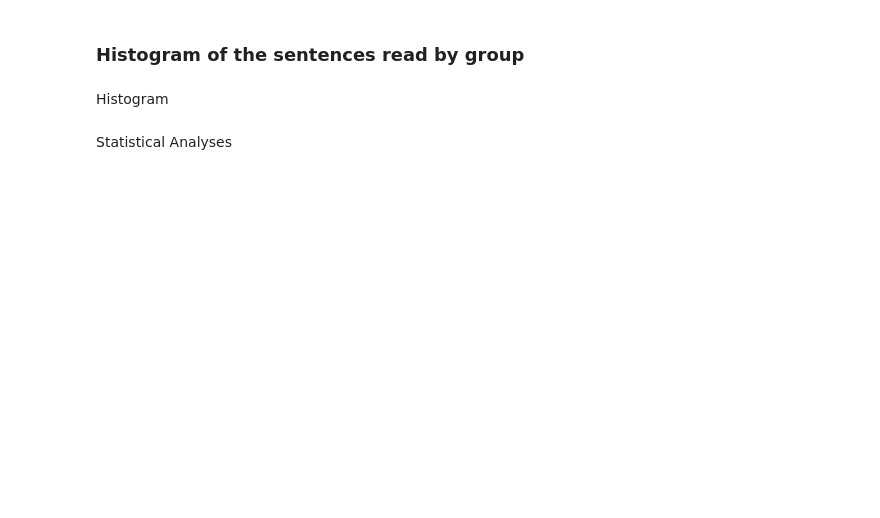
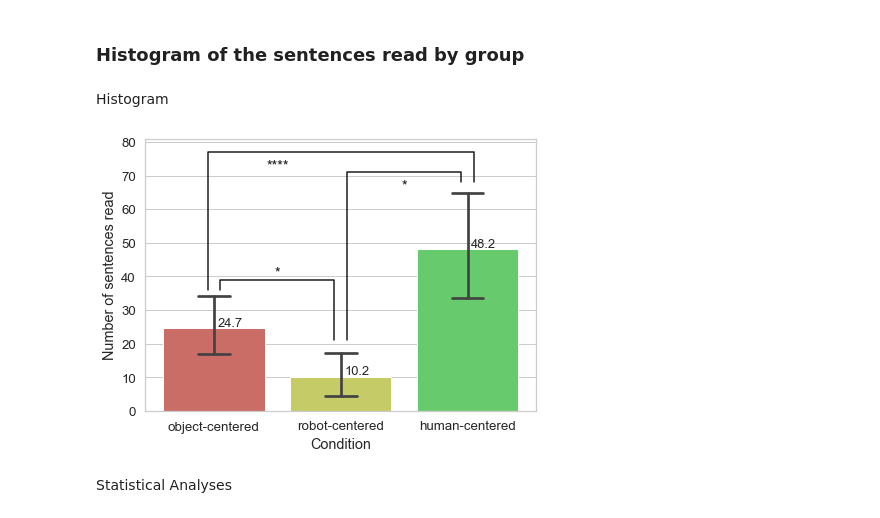
Before and after one commit to Joao-Tiago-Almeida/HRI2023---Conference-Paper, a Jupyter notebook: main.ipynb, the cells around one changed output. Saved outputs shown, nothing was run; the diff lists cells and outputs as text; code cells hidden in the pictures; blank space fills up the shorter version.

```diff
--- a/main.ipynb
+++ b/main.ipynb
@@ -255,3 +367,36 @@ plt.savefig("figures/PT time on sentences read histogram.pdf",bbox_inches='tight
+# %%
+plt.figure(figsize=(7.0, 5.0))
+g = sns.barplot(
+    data=df.fillna(0).replace(["OC","HC","RC"], ["object-centered", "human-centered", "robot-centered"]),
+    x="Condition",
+    y="Number of sentences read",
+    capsize = 0.25
+)
+
+# add significant values
+for p in g.patches:
+    g.annotate(format(p.get_height(), '.1f'),
+                   (p.get_x() + p.get_width() / 2., p.get_height()),
+                   ha = 'center', va = 'center',
+                   size=13,
+                   xytext = (16, 5),
+                   textcoords = 'offset points')
+
+y1, y2, y3 = 36, 21, 68
+h, col = 3, 'k'
+
+plt.plot([-0.05, -0.05, 2.05, 2.05], [y1, y3+3*h, y3+3*h, y3], lw=1.5, c=col)
+plt.text(0.5, y3+h, "****", ha='center', va='bottom', color=col)
+
+plt.plot([0.05, 0.05, 0.95, 0.95], [y1, y1+h, y1+h, y2], lw=1.5, c=col)
+plt.text(0.5, y1+h, "*", ha='center', va='bottom', color=col)
+
+plt.plot([1.05, 1.05, 1.95, 1.95], [y2, y3+h, y3+h, y3], lw=1.5, c=col)
+plt.text(1.5, y3-h, "*", ha='center', va='bottom', color=col)
+
+plt.savefig("figures/PT time on sentences read histogram.pdf",bbox_inches='tight')
+# %% [output]
+[figure, added]
 # %% [markdown]
 Statistical Analyses
 # %%
```
Also changed, not shown: parts of 32 cells of this notebook, 9 other files.
